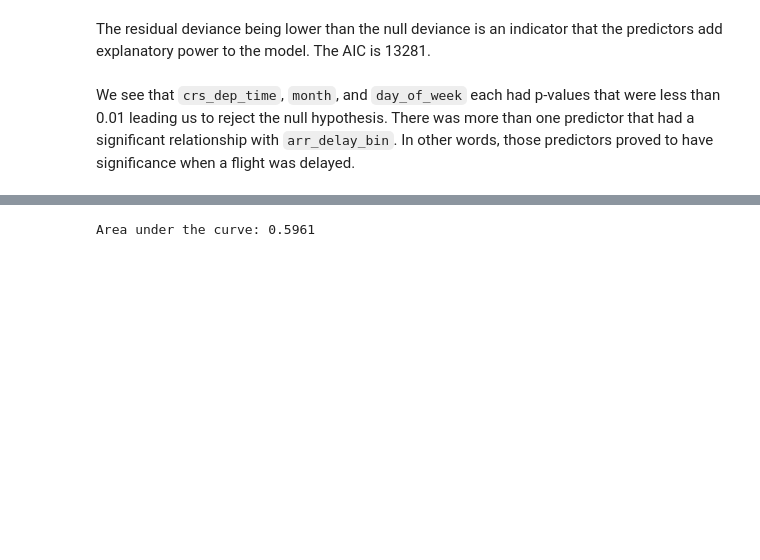
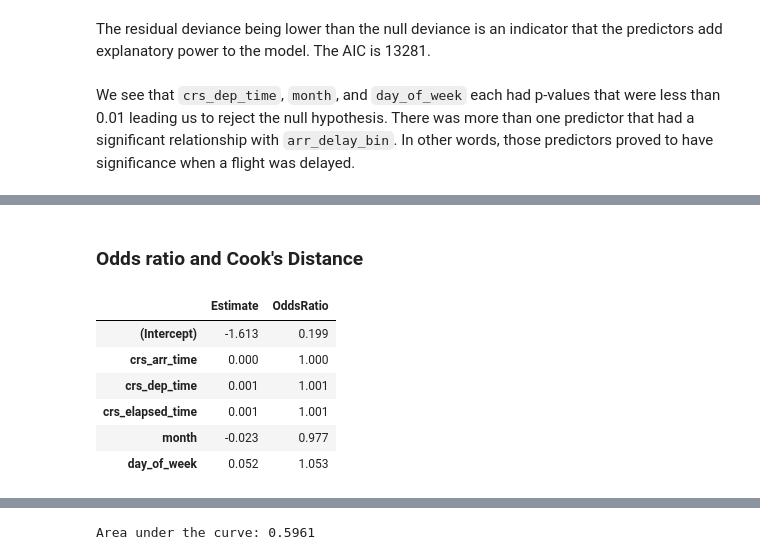
Before and after one commit to vlazo1214/stats, a Jupyter notebook: individual_project/analysis.ipynb, the cells around one changed output, grey strips where cells are left out. Cells and saved outputs as stored; diff of their text form; code cells hidden in the pictures; blank space fills up the shorter version.

```diff
--- a/individual_project/analysis.ipynb
+++ b/individual_project/analysis.ipynb
@@ -137,0 +201,15 @@ We see that `crs_dep_time`, `month`, and `day_of_week` each had p-values that we
+# %% [markdown]
+### Odds ratio and Cook's Distance
+# %%
+# create odds ratio table
+coef_table = cbind(Estimate = coef(arr_model),
+                   OddsRatio = exp(coef(arr_model)))
+round(coef_table, 3)
+# %% [output]
+|  | Estimate | OddsRatio |
+| (Intercept) | -1.613 | 0.199 |
+| crs_arr_time | 0.000 | 1.000 |
+| crs_dep_time | 0.001 | 1.001 |
+| crs_elapsed_time | 0.001 | 1.001 |
+| month | -0.023 | 0.977 |
+| day_of_week | 0.052 | 1.053 |
```
Also changed, not shown: parts of 17 cells of this notebook.
